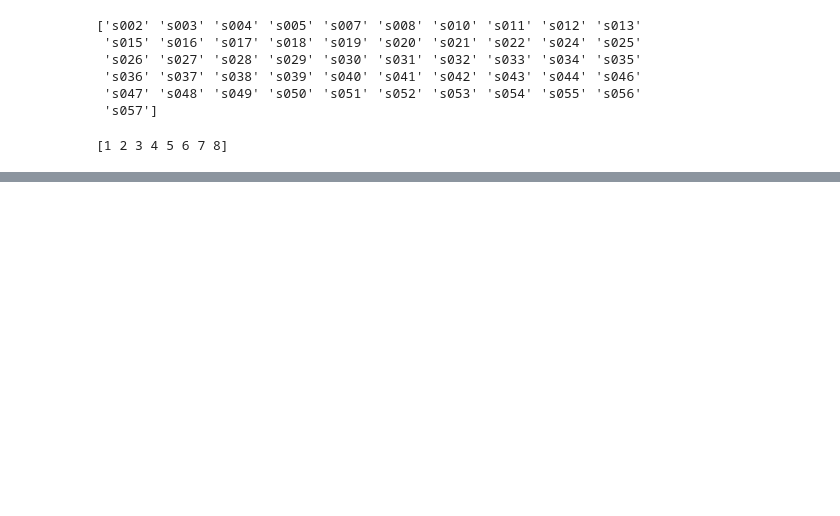
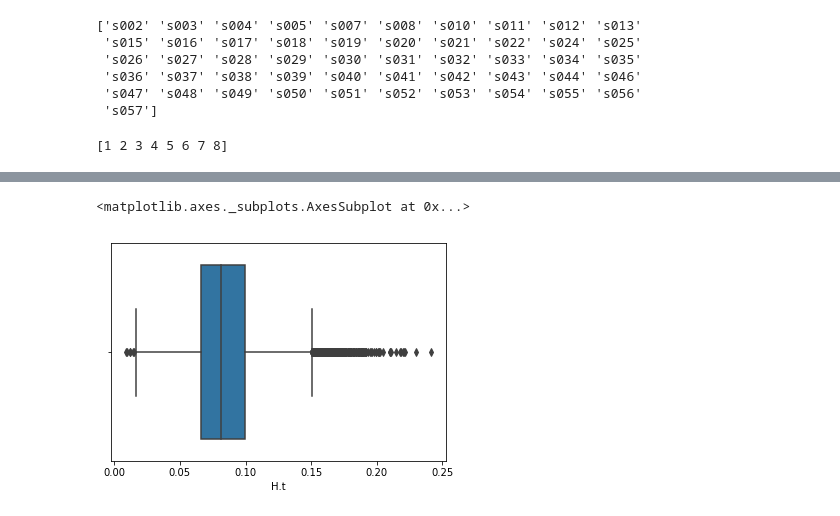
Before and after one commit to antonyfray/keystroke-dynamics-cmu, a Jupyter notebook: nb.ipynb, the cells around one changed output, grey strips where cells are left out. Saved outputs shown, nothing was run; the diff lists cells and outputs as text; code cells hidden in the pictures; blank space fills up the shorter version.

```diff
--- a/nb.ipynb
+++ b/nb.ipynb
@@ -91,0 +137,5 @@ sns.pairplot(df.filter(['UD.period.t','UD.t.i','UD.i.e','UD.e.five','UD.five.Shi
+# %%
+sns.boxplot(x=df["H.t"])
+# %% [output]
+<matplotlib.axes._subplots.AxesSubplot at 0x...>
+[figure, added]
```
Also changed, not shown: parts of 17 cells of this notebook.
